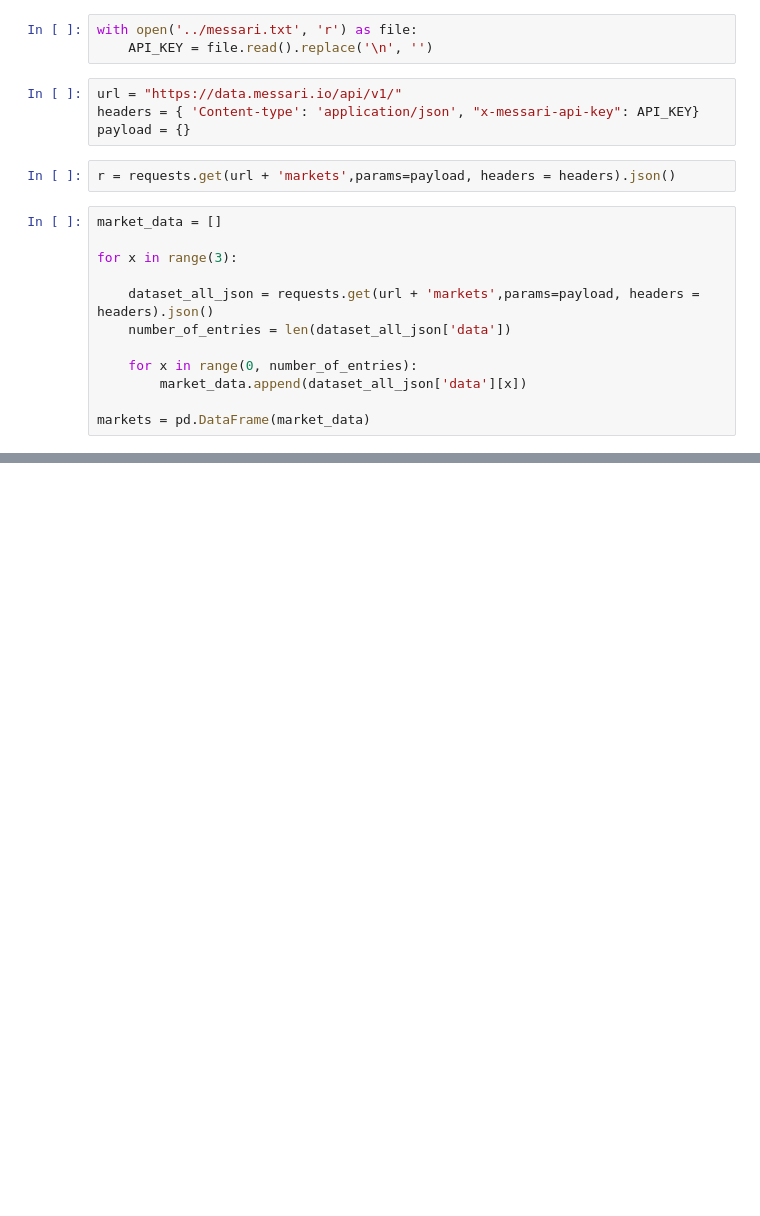
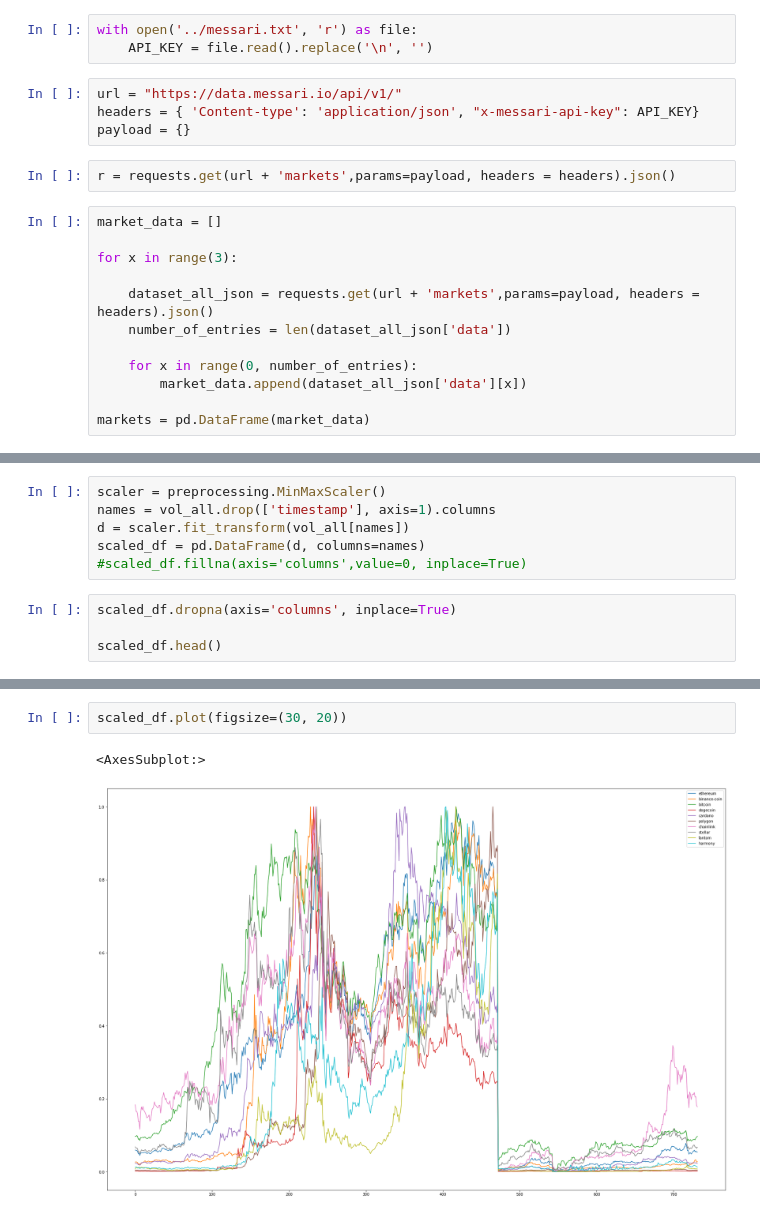
Before and after one commit to Channaholic/crypto-navigator, a Jupyter notebook: analyze.ipynb, the cells around one changed output, grey strips where cells are left out. Drawn from its saved outputs; the diff is of its cells as text; blank space fills up the shorter version.

```diff
--- a/analyze.ipynb
+++ b/analyze.ipynb
@@ -58,0 +139,10 @@ rawData
+# %%
+scaler = preprocessing.MinMaxScaler()
+names = vol_all.drop(['timestamp'], axis=1).columns
+d = scaler.fit_transform(vol_all[names])
+scaled_df = pd.DataFrame(d, columns=names)
+#scaled_df.fillna(axis='columns',value=0, inplace=True)
+# %%
+scaled_df.dropna(axis='columns', inplace=True)
+
+scaled_df.head()
@@ -58,0 +156,5 @@ rawData
+# %%
+scaled_df.plot(figsize=(30, 20))
+# %% [output]
+<AxesSubplot:>
+[figure, added]
```
Also changed, not shown: parts of 15 cells of this notebook.
